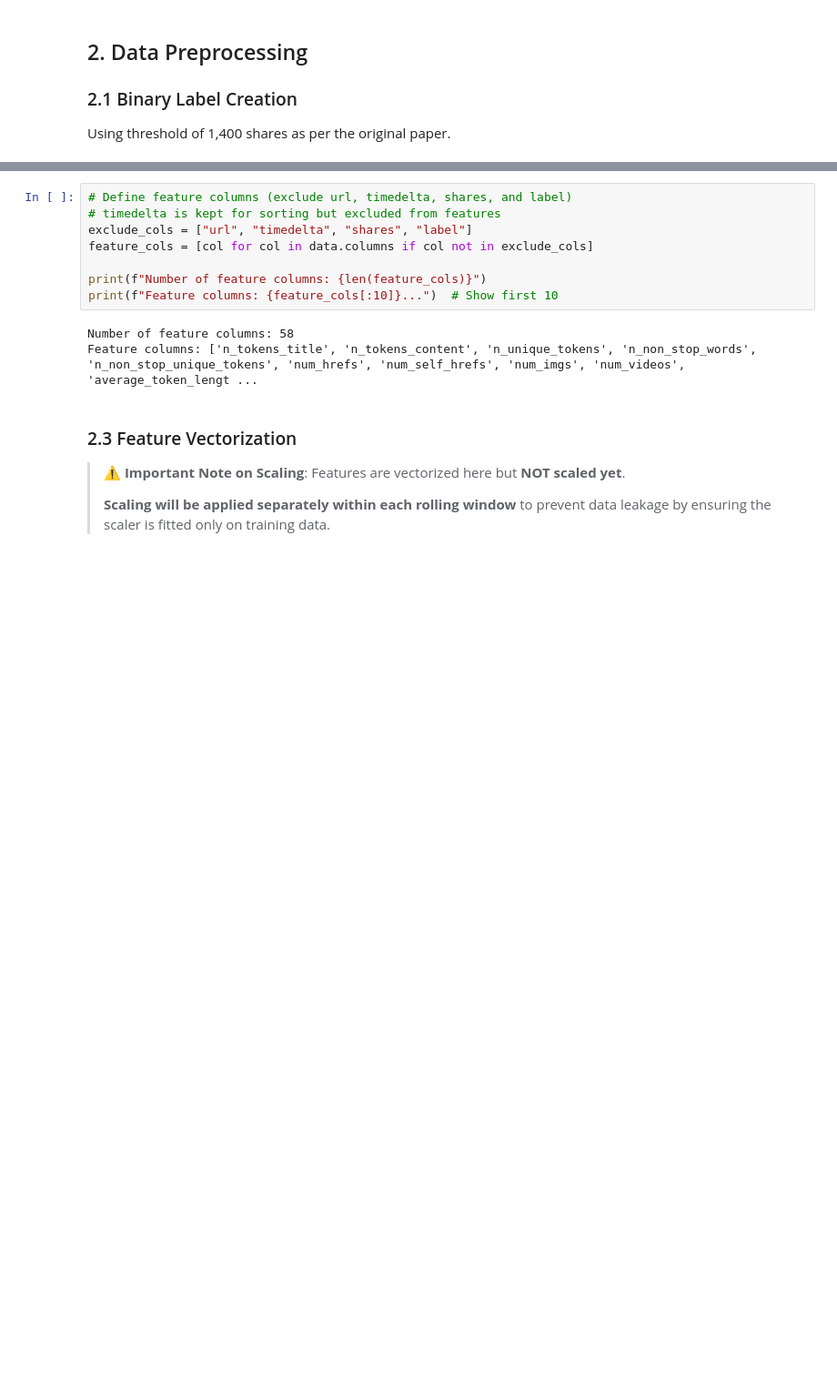
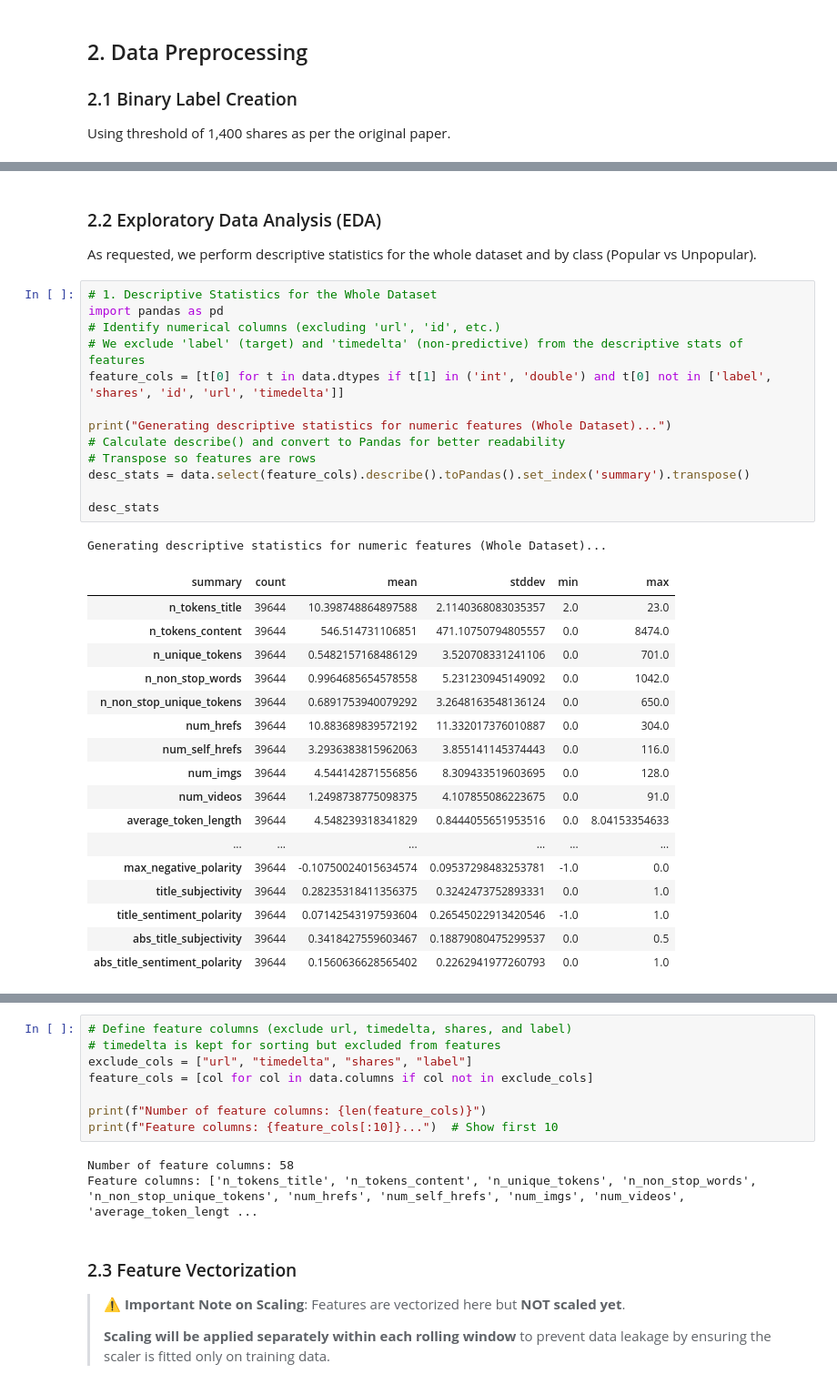
Before and after one commit to kazemihabib/Predicting-the-Popularity-of-Online-News, a Jupyter notebook: big_data_6cfu.ipynb, the cells around one changed output, grey strips where cells are left out. Shown: that part at 91% size. Drawn from its saved outputs; the diff is of its cells as text; blank space fills up the shorter version.

```diff
--- a/big_data_6cfu.ipynb
+++ b/big_data_6cfu.ipynb
@@ -211,0 +214,35 @@ Unpopular (<=1400 shares): 20082 (50.66%)
+# %% [markdown]
+### 2.2 Exploratory Data Analysis (EDA)
+As requested, we perform descriptive statistics for the whole dataset and by class (Popular vs Unpopular).
+# %%
+# 1. Descriptive Statistics for the Whole Dataset
+import pandas as pd
+# Identify numerical columns (excluding 'url', 'id', etc.)
+# We exclude 'label' (target) and 'timedelta' (non-predictive) from the descriptive stats of features
+feature_cols = [t[0] for t in data.dtypes if t[1] in ('int', 'double') and t[0] not in ['label', 'shares', 'id', 'url', 'timedelta']]
+
+print("Generating descriptive statistics for numeric features (Whole Dataset)...")
+# Calculate describe() and convert to Pandas for better readability
+# Transpose so features are rows
+desc_stats = data.select(feature_cols).describe().toPandas().set_index('summary').transpose()
+
+desc_stats
+# %% [output]
+Generating descriptive statistics for numeric features (Whole Dataset)...
+| summary | count | mean | stddev | min | max |
+| n_tokens_title | 39644 | 10.398748864897588 | 2.1140368083035357 | 2.0 | 23.0 |
+| n_tokens_content | 39644 | 546.514731106851 | 471.10750794805557 | 0.0 | 8474.0 |
+| n_unique_tokens | 39644 | 0.5482157168486129 | 3.520708331241106 | 0.0 | 701.0 |
+| n_non_stop_words | 39644 | 0.9964685654578558 | 5.231230945149092 | 0.0 | 1042.0 |
+| n_non_stop_unique_tokens | 39644 | 0.6891753940079292 | 3.2648163548136124 | 0.0 | 650.0 |
+| num_hrefs | 39644 | 10.883689839572192 | 11.332017376010887 | 0.0 | 304.0 |
+| num_self_hrefs | 39644 | 3.2936383815962063 | 3.855141145374443 | 0.0 | 116.0 |
+| num_imgs | 39644 | 4.544142871556856 | 8.309433519603695 | 0.0 | 128.0 |
+| num_videos | 39644 | 1.2498738775098375 | 4.107855086223675 | 0.0 | 91.0 |
+| average_token_length | 39644 | 4.548239318341829 | 0.8444055651953516 | 0.0 | 8.04153354633 |
+| ... | ... | ... | ... | ... | ... |
+| max_negative_polarity | 39644 | -0.10750024015634574 | 0.09537298483253781 | -1.0 | 0.0 |
+| title_subjectivity | 39644 | 0.28235318411356375 | 0.3242473752893331 | 0.0 | 1.0 |
+| title_sentiment_polarity | 39644 | 0.07142543197593604 | 0.26545022913420546 | -1.0 | 1.0 |
+| abs_title_subjectivity | 39644 | 0.3418427559603467 | 0.18879080475299537 | 0.0 | 0.5 |
+| abs_title_sentiment_polarity | 39644 | 0.1560636628565402 | 0.2262941977260793 | 0.0 | 1.0 |
```
Also changed, not shown: parts of 17 cells of this notebook, 3 other files.
